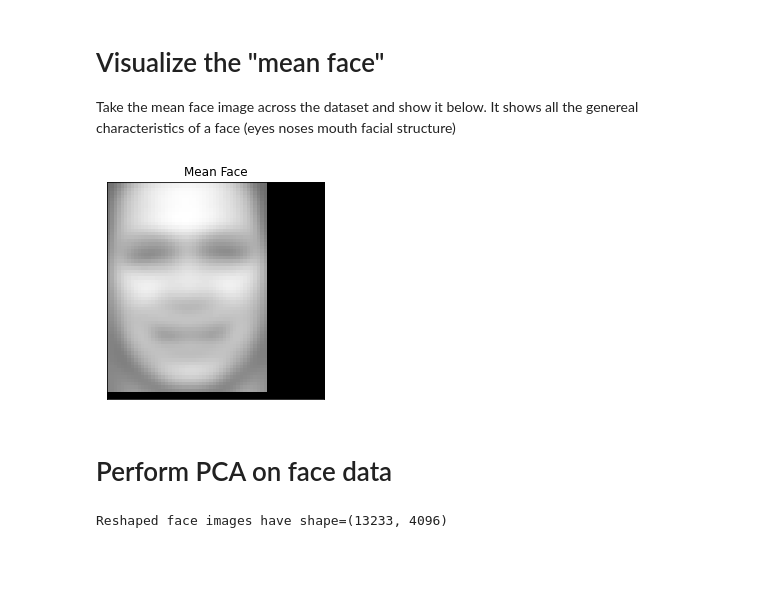
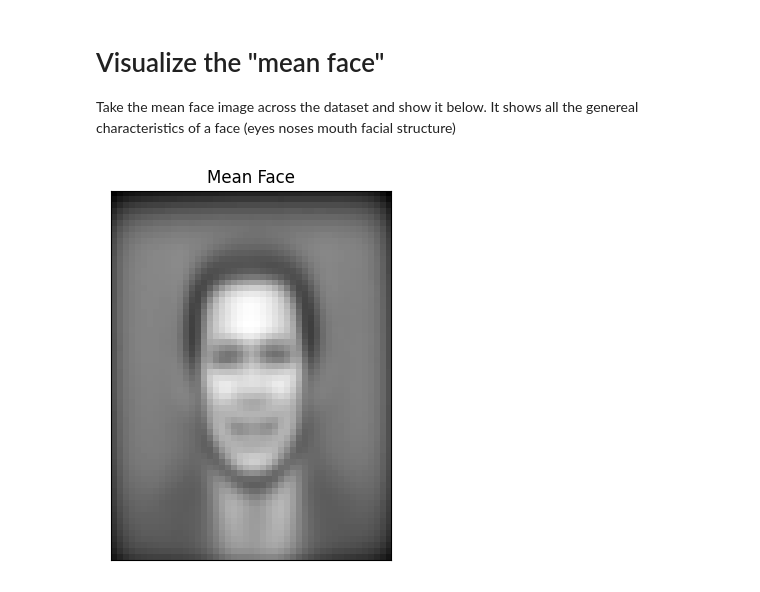
Before and after one commit to iyeszin/pca_faces, a Jupyter notebook: eigenface.ipynb, the cells around one changed output. Cells and saved outputs as stored; diff of their text form; code cells hidden in the pictures; blank space fills up the shorter version.

```diff
--- a/eigenface.ipynb
+++ b/eigenface.ipynb
@@ -61,18 +56,10 @@ plt.show()
 # Visualize the "mean face"
 Take the mean face image across the dataset and show it below. It shows all the genereal characteristics of a face (eyes noses mouth facial structure)
 # %%
-mean_face_plot = plt.imshow(face_imgs.mean(axis=0),cmap=plt.get_cmap('gray'))
+mean_face_plot = plt.imshow(lfw_people.images.mean(axis=0),cmap=plt.get_cmap('gray'))
 mean_face_plot.axes.set_title(f'Mean Face')
 mean_face_plot.axes.get_xaxis().set_visible(False)
 mean_face_plot.axes.get_yaxis().set_visible(False)
 plt.show()
 # %% [output]
-[figure, old version]
+[figure, new version]
-# %% [markdown]
-# Perform PCA on face data
-# %%
-face_imgs_vec  = face_imgs.reshape(face_imgs.shape[0],face_imgs.shape[1]*face_imgs.shape[2])
-
-print(f'Reshaped face images have shape={face_imgs_vec.shape}')
-# %% [output]
-Reshaped face images have shape=(13233, 4096)
```
Also changed, not shown: parts of 25 cells of this notebook, 3 other files.
